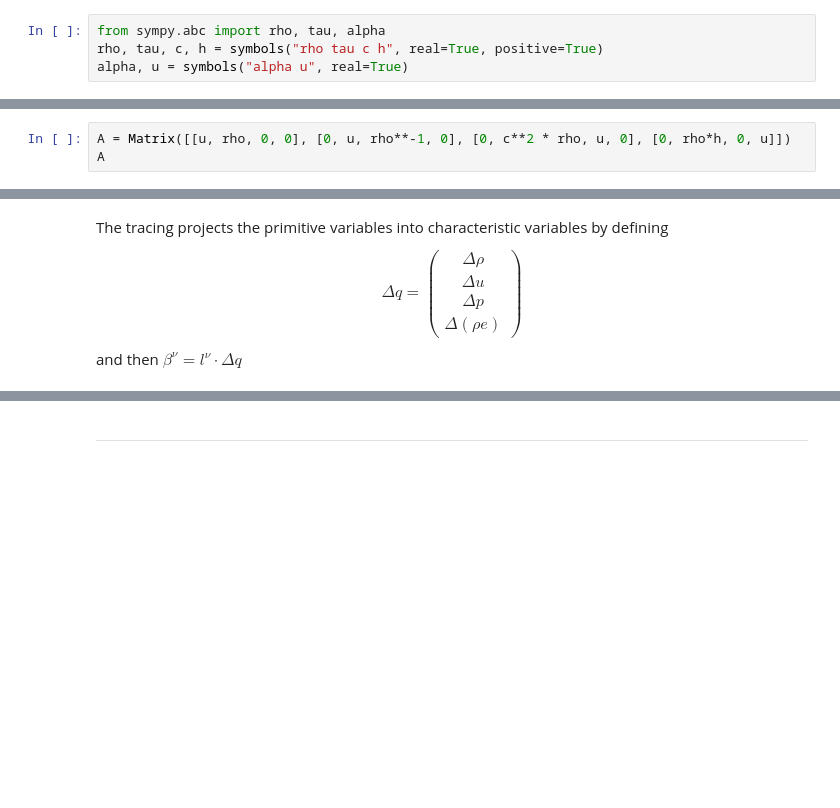
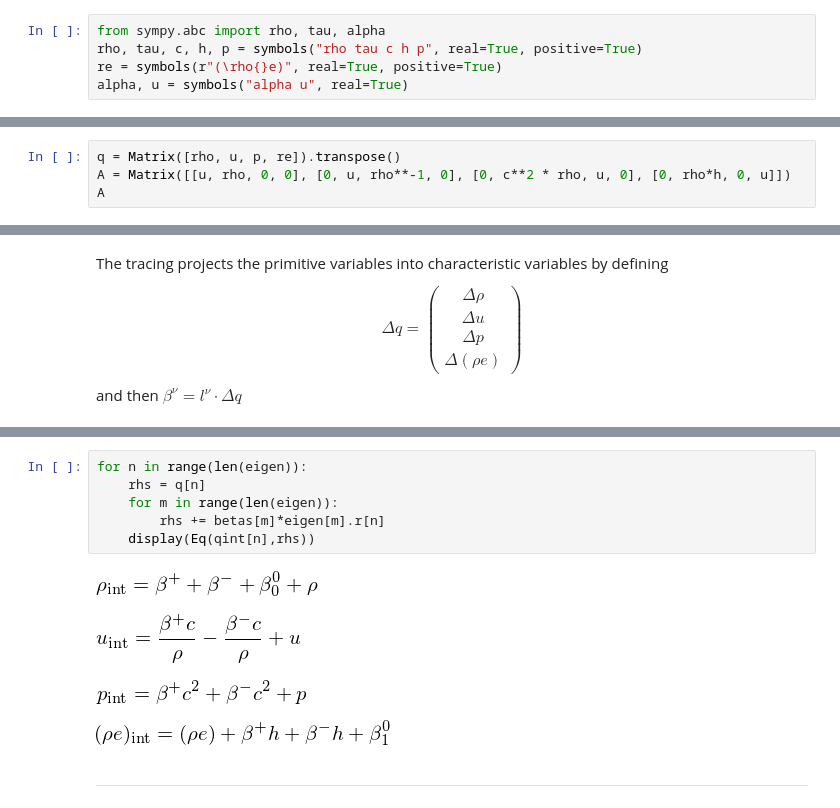
Before and after one commit to python-hydro/hydro_examples, a Jupyter notebook: compressible/euler-generaleos.ipynb, the cells around one changed output, grey strips where cells are left out. Cells and saved outputs as stored; diff of their text form; blank space fills up the shorter version.

```diff
--- a/compressible/euler-generaleos.ipynb
+++ b/compressible/euler-generaleos.ipynb
@@ -19,7 +19,8 @@ These commands were executed:
 Documentation can be found at http://docs.sympy.org/1.0/
 # %%
 from sympy.abc import rho, tau, alpha
-rho, tau, c, h = symbols("rho tau c h", real=True, positive=True)
+rho, tau, c, h, p = symbols("rho tau c h p", real=True, positive=True)
+re = symbols(r"(\rho{}e)", real=True, positive=True)
 alpha, u = symbols("alpha u", real=True)
 # %% [markdown]
 The two routines below simplify the analysis of the eigensystem by simultaneously finding the set of orthonormal left and right eigenvectors of a matrix from the primitive form of the hydro equations
@@ -131,6 +132,7 @@ The sound speed is related to the adiabatic index, $\Gamma_1$, as $c^2 = \Gamma_
 
 We can represent this matrix symbolically in SymPy and explore its eigensystem.
 # %%
+q = Matrix([rho, u, p, re]).transpose()
 A = Matrix([[u, rho, 0, 0], [0, u, rho**-1, 0], [0, c**2 * rho, u, 0], [0, rho*h, 0, u]])
 A
 # %% [output]
@@ -214,5 +229,16 @@ zero
 plus
 [figure]
+# %%
+for n in range(len(eigen)):
+    rhs = q[n]
+    for m in range(len(eigen)):
+        rhs += betas[m]*eigen[m].r[n]
+    display(Eq(qint[n],rhs))
+# %% [output]
+[figure, added]
+[figure, added]
+[figure, added]
+[figure, added]
 # %% [markdown]
 -----
 # %% [markdown]
```
Also changed, not shown: parts of 5 cells of this notebook.
